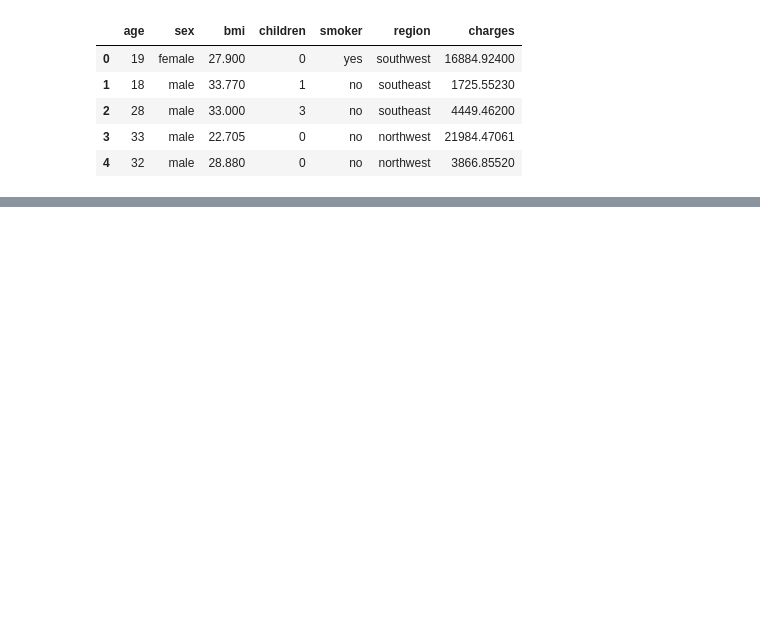
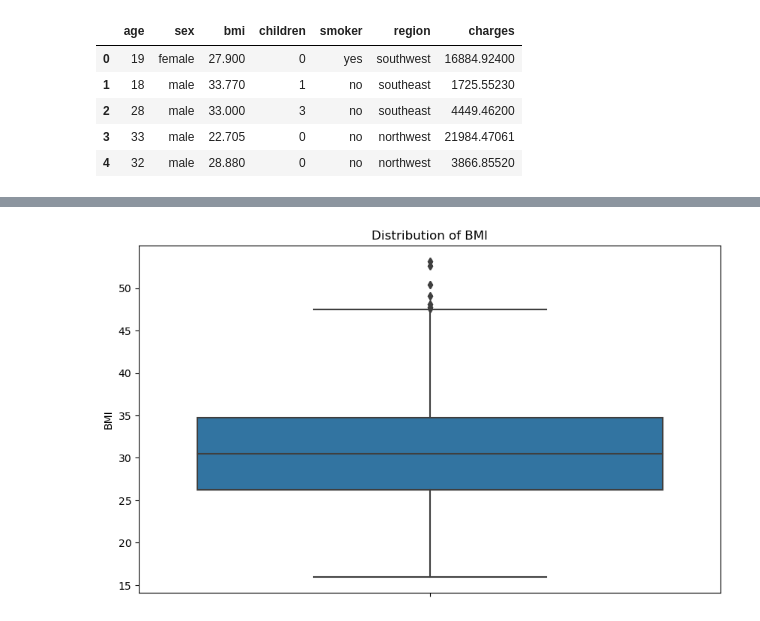
Before and after one commit to tyagi2607/data-science-portfolio, a Jupyter notebook: 1. medical_insurance_cost_prediction/cleaning_exploration.ipynb, the cells around one changed output, grey strips where cells are left out. Drawn from its saved outputs; the diff is of its cells as text; code cells hidden in the pictures; blank space fills up the shorter version.

```diff
--- a/1. medical_insurance_cost_prediction/cleaning_exploration.ipynb
+++ b/1. medical_insurance_cost_prediction/cleaning_exploration.ipynb
@@ -16,0 +145,8 @@ df.head()
+# %%
+sns.boxplot(y='bmi', data=df)
+plt.title('Distribution of BMI')
+plt.ylabel('BMI')
+# plt.ylabel('Frequency')
+plt.show()
+# %% [output]
+[figure, added]
```
Also changed, not shown: parts of 15 cells of this notebook.
